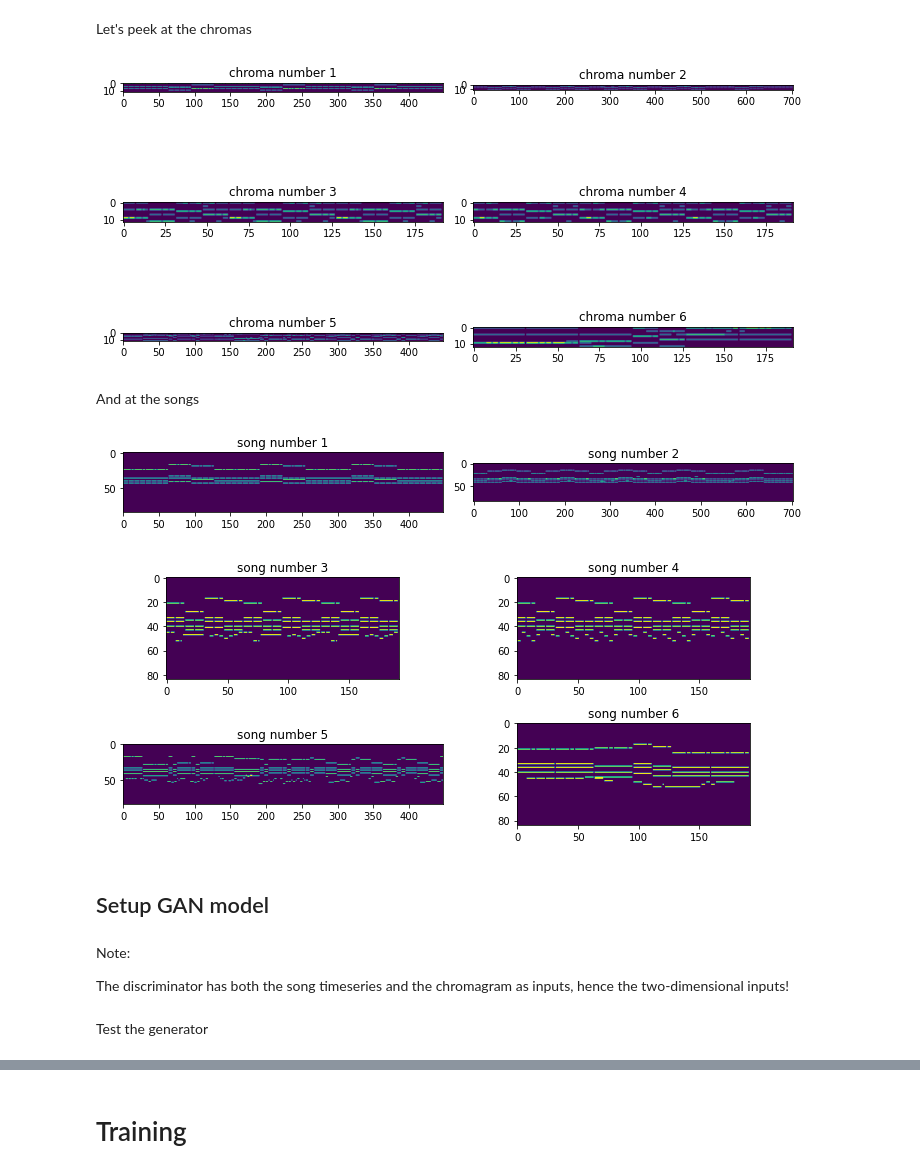
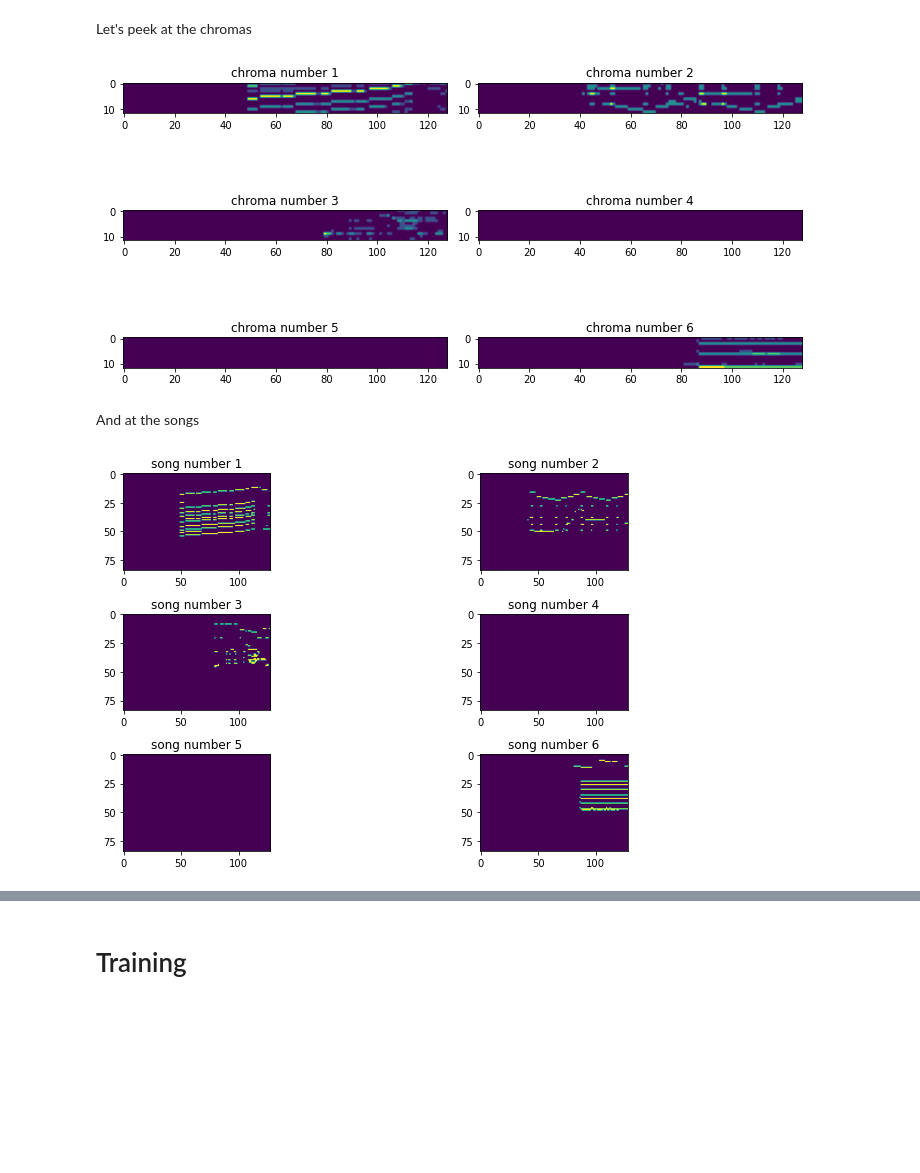
Before and after one commit to amaralcs/Music-Style-Transfer-Evaluation, a Jupyter notebook: chordgan/notebooks/chordGAN_v3.ipynb, the cells around one changed output, grey strips where cells are left out. Drawn from its saved outputs; the diff is of its cells as text; code cells hidden in the pictures; blank space fills up the shorter version.

```diff
--- a/chordgan/notebooks/chordGAN_v3.ipynb
+++ b/chordgan/notebooks/chordGAN_v3.ipynb
@@ -34,7 +35,8 @@ Numpy version: 1.21.2
 ## Load data
 # %%
 fpath = os.path.join(top_dir, "../data/ChordGAN")
-genre = "pop"
+fpath = os.path.join(top_dir, "../data/midi-world")
+genre = "blues"
 
 dataset, (songs, names) = load_data(fpath, genre=genre, shuffle=False)
 # %% [output]
@@ -53,28 +56,22 @@ Let's peek at the chromas
 # %%
 fig, axes = plt.subplots(3, 2, figsize=(10, 6))
 
 for i, (chroma, ax) in enumerate(zip(sample_chromas[:10], axes.flatten())):
     ax.set_title(f"chroma number {i+1}")
-    ax.imshow(chroma[:48].T, cmap="viridis")
+    ax.imshow(chroma[:, :128].T, cmap="viridis")
 plt.tight_layout()
 plt.show()
 # %% [output]
-[figure, old version]
+[figure, new version]
 # %% [markdown]
 And at the songs
 # %%
-fig, axes = plt.subplots(3, 2, figsize=(10, 6))
+fig, axes = plt.subplots(3, 2, figsize=(12, 6))
 
 for i, (song, ax) in enumerate(zip(sample_songs[:10], axes.flatten())):
     ax.set_title(f"song number {i+1}")
-    ax.imshow(song[:128].T, cmap="viridis")
+    ax.imshow(song[:, :128].T, cmap="viridis")
 plt.tight_layout()
 plt.show()
 # %% [output]
-[figure, old version]
+[figure, new version]
-# %% [markdown]
-## Setup GAN model
-# %% [markdown]
-Note:
-
-The discriminator has both the song timeseries and the chromagram as inputs, hence the two-dimensional inputs!
@@ -86,2 +77,0 @@ cgan.compile(tf.keras.optimizers.Adam(lr=1e-5), tf.keras.optimizers.Adam(lr=1e-4
-# %% [markdown]
-Test the generator
```
Also changed, not shown: parts of 17 cells of this notebook.
